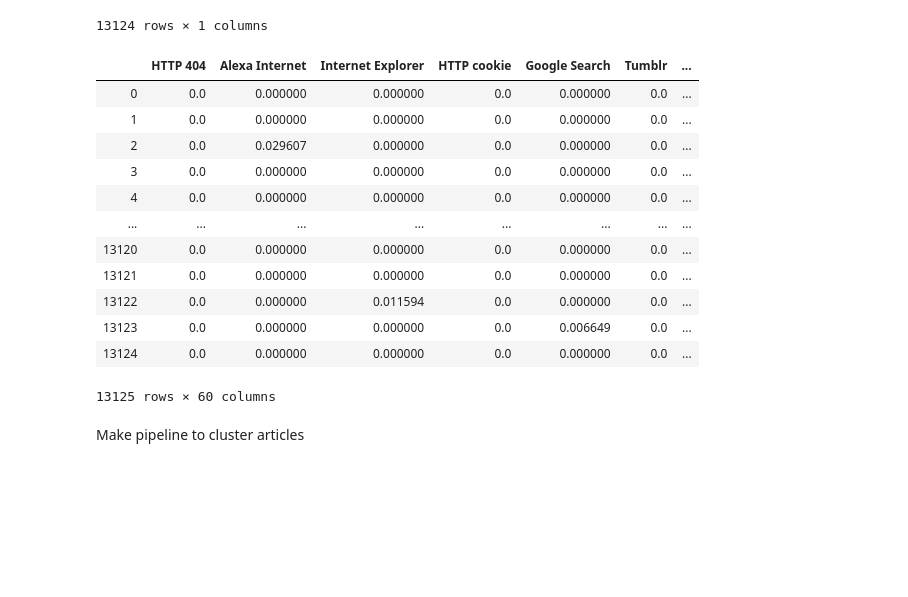
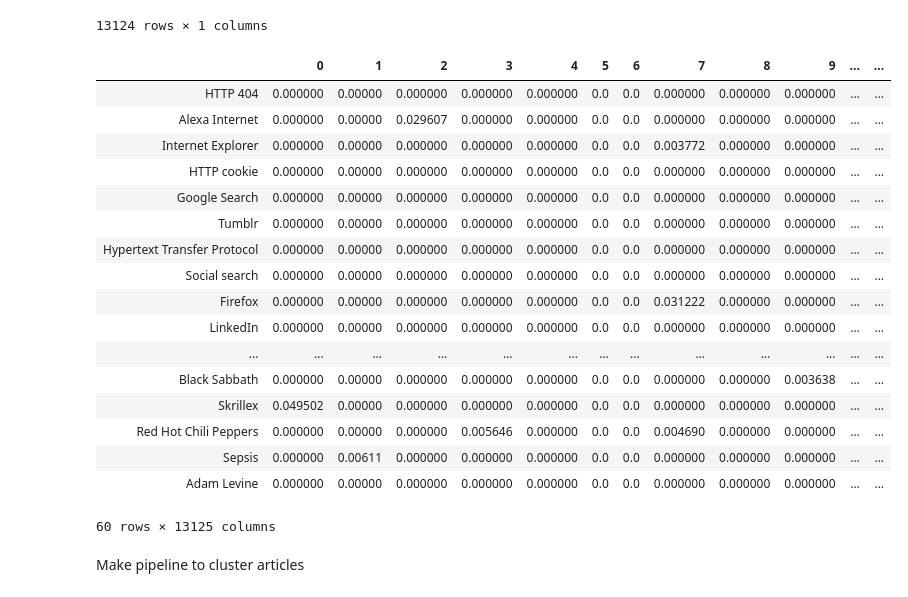
Before and after one commit to juansantateresa/machine_learning_datacamp, a Jupyter notebook: Clustering_Wikipedia.ipynb, the cells around one changed output. Saved outputs shown, nothing was run; the diff lists cells and outputs as text; code cells hidden in the pictures; blank space fills up the shorter version.

```diff
--- a/Clustering_Wikipedia.ipynb
+++ b/Clustering_Wikipedia.ipynb
@@ -58,22 +58,29 @@ df_2
 df_1 = df_1.reset_index(drop=True)
 # %%
 del df_1['Unnamed: 0']
-# %%
-df_1
-# %% [output]
-|  | HTTP 404 | Alexa Internet | Internet Explorer | HTTP cookie | Google Search | Tumblr | ... |
-| 0 | 0.0 | 0.000000 | 0.000000 | 0.0 | 0.000000 | 0.0 | ... |
-| 1 | 0.0 | 0.000000 | 0.000000 | 0.0 | 0.000000 | 0.0 | ... |
-| 2 | 0.0 | 0.029607 | 0.000000 | 0.0 | 0.000000 | 0.0 | ... |
-| 3 | 0.0 | 0.000000 | 0.000000 | 0.0 | 0.000000 | 0.0 | ... |
-| 4 | 0.0 | 0.000000 | 0.000000 | 0.0 | 0.000000 | 0.0 | ... |
-| ... | ... | ... | ... | ... | ... | ... | ... |
-| 13120 | 0.0 | 0.000000 | 0.000000 | 0.0 | 0.000000 | 0.0 | ... |
-| 13121 | 0.0 | 0.000000 | 0.000000 | 0.0 | 0.000000 | 0.0 | ... |
-| 13122 | 0.0 | 0.000000 | 0.011594 | 0.0 | 0.000000 | 0.0 | ... |
-| 13123 | 0.0 | 0.000000 | 0.000000 | 0.0 | 0.006649 | 0.0 | ... |
-| 13124 | 0.0 | 0.000000 | 0.000000 | 0.0 | 0.000000 | 0.0 | ... |
-13125 rows × 60 columns
+# %%
+df_1T = df_1.T
+# %%
+df_1T
+# %% [output]
+|  | 0 | 1 | 2 | 3 | 4 | 5 | 6 | 7 | 8 | 9 | ... | ... |
+| HTTP 404 | 0.000000 | 0.00000 | 0.000000 | 0.000000 | 0.000000 | 0.0 | 0.0 | 0.000000 | 0.000000 | 0.000000 | ... | ... |
+| Alexa Internet | 0.000000 | 0.00000 | 0.029607 | 0.000000 | 0.000000 | 0.0 | 0.0 | 0.000000 | 0.000000 | 0.000000 | ... | ... |
+| Internet Explorer | 0.000000 | 0.00000 | 0.000000 | 0.000000 | 0.000000 | 0.0 | 0.0 | 0.003772 | 0.000000 | 0.000000 | ... | ... |
+| HTTP cookie | 0.000000 | 0.00000 | 0.000000 | 0.000000 | 0.000000 | 0.0 | 0.0 | 0.000000 | 0.000000 | 0.000000 | ... | ... |
+| Google Search | 0.000000 | 0.00000 | 0.000000 | 0.000000 | 0.000000 | 0.0 | 0.0 | 0.000000 | 0.000000 | 0.000000 | ... | ... |
+| Tumblr | 0.000000 | 0.00000 | 0.000000 | 0.000000 | 0.000000 | 0.0 | 0.0 | 0.000000 | 0.000000 | 0.000000 | ... | ... |
+| Hypertext Transfer Protocol | 0.000000 | 0.00000 | 0.000000 | 0.000000 | 0.000000 | 0.0 | 0.0 | 0.000000 | 0.000000 | 0.000000 | ... | ... |
+| Social search | 0.000000 | 0.00000 | 0.000000 | 0.000000 | 0.000000 | 0.0 | 0.0 | 0.000000 | 0.000000 | 0.000000 | ... | ... |
+| Firefox | 0.000000 | 0.00000 | 0.000000 | 0.000000 | 0.000000 | 0.0 | 0.0 | 0.031222 | 0.000000 | 0.000000 | ... | ... |
+| LinkedIn | 0.000000 | 0.00000 | 0.000000 | 0.000000 | 0.000000 | 0.0 | 0.0 | 0.000000 | 0.000000 | 0.000000 | ... | ... |
+| ... | ... | ... | ... | ... | ... | ... | ... | ... | ... | ... | ... | ... |
+| Black Sabbath | 0.000000 | 0.00000 | 0.000000 | 0.000000 | 0.000000 | 0.0 | 0.0 | 0.000000 | 0.000000 | 0.003638 | ... | ... |
+| Skrillex | 0.049502 | 0.00000 | 0.000000 | 0.000000 | 0.000000 | 0.0 | 0.0 | 0.000000 | 0.000000 | 0.000000 | ... | ... |
+| Red Hot Chili Peppers | 0.000000 | 0.00000 | 0.000000 | 0.005646 | 0.000000 | 0.0 | 0.0 | 0.004690 | 0.000000 | 0.000000 | ... | ... |
+| Sepsis | 0.000000 | 0.00611 | 0.000000 | 0.000000 | 0.000000 | 0.0 | 0.0 | 0.000000 | 0.000000 | 0.000000 | ... | ... |
+| Adam Levine | 0.000000 | 0.00000 | 0.000000 | 0.000000 | 0.000000 | 0.0 | 0.0 | 0.000000 | 0.000000 | 0.000000 | ... | ... |
+60 rows × 13125 columns
 # %% [markdown]
 Make pipeline to cluster articles
 # %%
```
Also changed, not shown: parts of 5 cells of this notebook.
